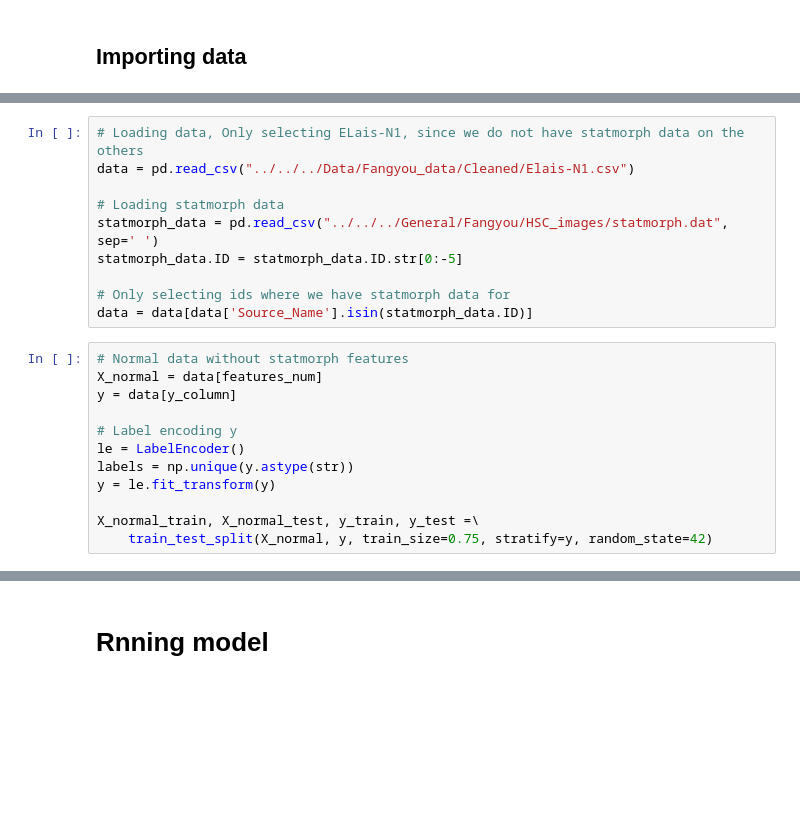
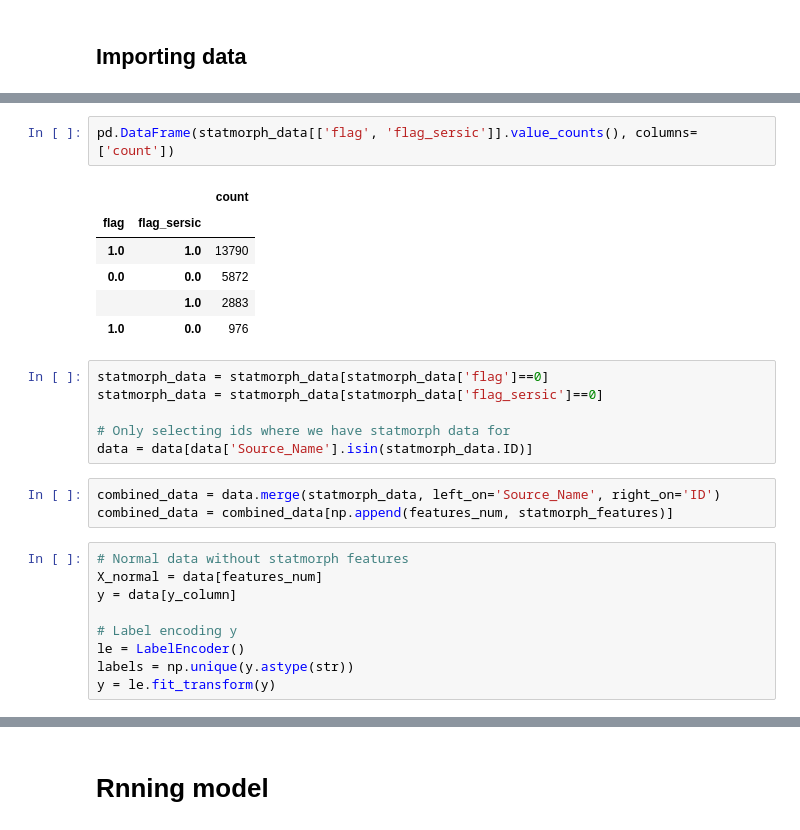
Before and after one commit to jespertjee/LOFAR_ML, a Jupyter notebook: Supervised/Fangyou/Statmorph_Features/Classification_Elais_N1.ipynb, the cells around one changed output, grey strips where cells are left out. Saved outputs shown, nothing was run; the diff lists cells and outputs as text; blank space fills up the shorter version.

Commit message:
Work on MIGHTEE
Finalised work on MIGHTEE, created radio data using Gaussians

```diff
--- a/Supervised/Fangyou/Statmorph_Features/Classification_Elais_N1.ipynb
+++ b/Supervised/Fangyou/Statmorph_Features/Classification_Elais_N1.ipynb
@@ -40,13 +58,21 @@ classes = ['jet-mode radio AGN/low-excitation radio galaxy', 'quasar-like radio
+# %%
+pd.DataFrame(statmorph_data[['flag', 'flag_sersic']].value_counts(), columns=['count'])
+# %% [output]
+|  |  | count |
+| flag | flag_sersic |  |
+| 1.0 | 1.0 | 13790 |
+| 0.0 | 0.0 | 5872 |
+|  | 1.0 | 2883 |
+| 1.0 | 0.0 | 976 |
 # %%
-# Loading data, Only selecting ELais-N1, since we do not have statmorph data on the others
-data = pd.read_csv("../../../Data/Fangyou_data/Cleaned/Elais-N1.csv")
-
-# Loading statmorph data
-statmorph_data = pd.read_csv("../../../General/Fangyou/HSC_images/statmorph.dat", sep=' ')
-statmorph_data.ID = statmorph_data.ID.str[0:-5]
+statmorph_data = statmorph_data[statmorph_data['flag']==0]
+statmorph_data = statmorph_data[statmorph_data['flag_sersic']==0]
 
 # Only selecting ids where we have statmorph data for
 data = data[data['Source_Name'].isin(statmorph_data.ID)]
+# %%
+combined_data = data.merge(statmorph_data, left_on='Source_Name', right_on='ID')
+combined_data = combined_data[np.append(features_num, statmorph_features)]
 # %%
 # Normal data without statmorph features
 X_normal = data[features_num]
@@ -56,6 +82,3 @@ y = data[y_column]
 le = LabelEncoder()
 labels = np.unique(y.astype(str))
 y = le.fit_transform(y)
-
-X_normal_train, X_normal_test, y_train, y_test =\
-    train_test_split(X_normal, y, train_size=0.75, stratify=y, random_state=42)
```
Also changed, not shown: parts of 26 cells of this notebook, 23 other files.
